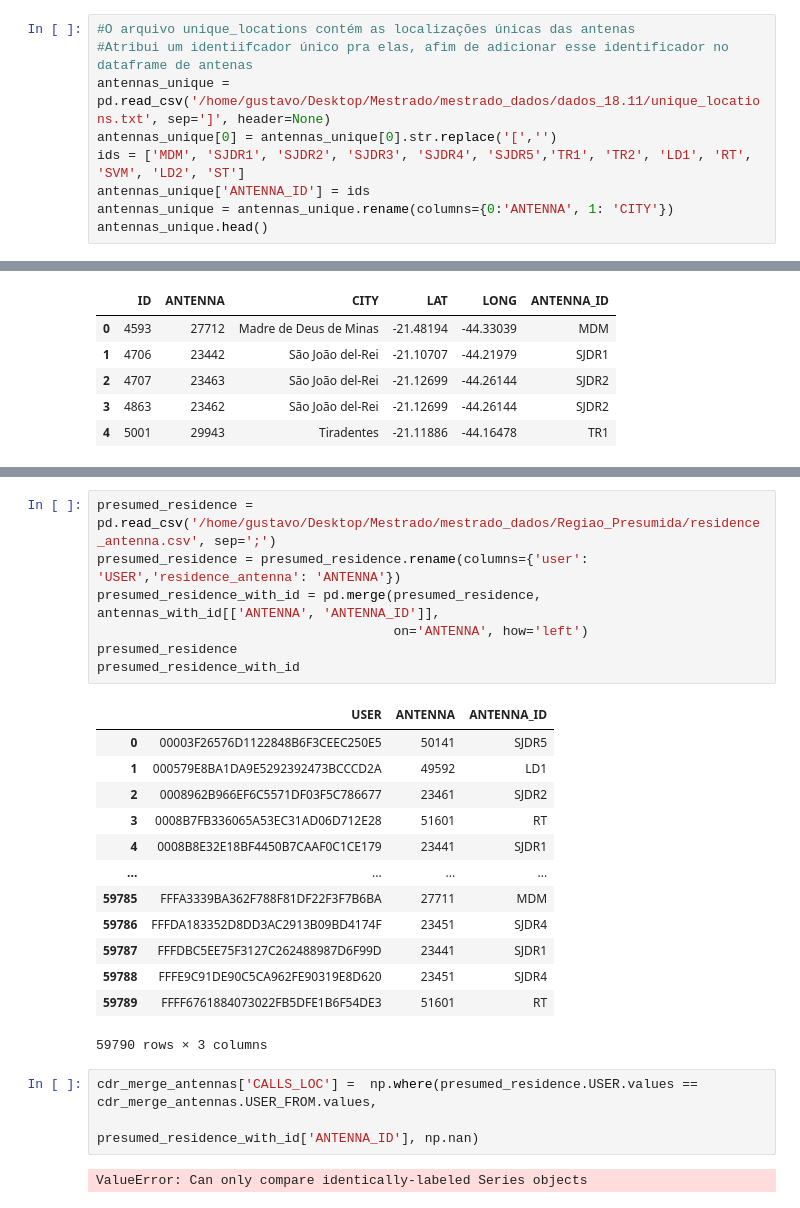
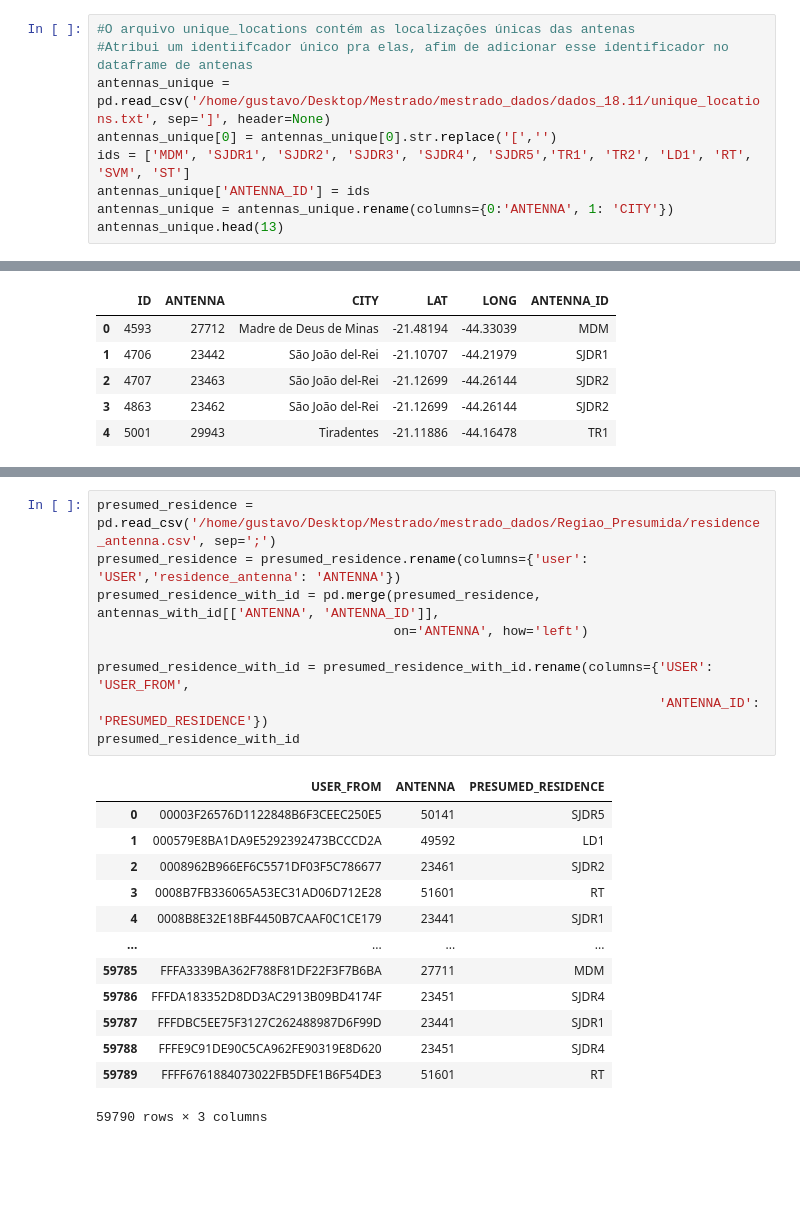
Before and after one commit to ghmc91/Projeto_Mestrado, a Jupyter notebook: Merge_Cdr_With_Antennas.ipynb, the cells around one changed output, grey strips where cells are left out. Cells and saved outputs as stored; diff of their text form; blank space fills up the shorter version.

```diff
--- a/Merge_Cdr_With_Antennas.ipynb
+++ b/Merge_Cdr_With_Antennas.ipynb
@@ -33,10 +33,10 @@ antennas.head()
 #Atribui um identiifcador único pra elas, afim de adicionar esse identificador no dataframe de antenas
 antennas_unique = pd.read_csv('/home/gustavo/Desktop/Mestrado/mestrado_dados/dados_18.11/unique_locations.txt', sep=']', header=None)
 antennas_unique[0] = antennas_unique[0].str.replace('[','')
-ids = ['MDM', 'SJDR1', 'SJDR2', 'SJDR3', 'SJDR4', 'SJDR5','TR1', 'TR2', 'LD1', 'RT', 'SVM', 'LD2', 'ST']
+ids = ['MDM', 'SJDR1', 'SJDR2', 'SJDR3', 'SJDR4', 'SJDR5','TR1', 'TR2', 'LD1', 'RT', 'SVM', 'ST']
 antennas_unique['ANTENNA_ID'] = ids
 antennas_unique = antennas_unique.rename(columns={0:'ANTENNA', 1: 'CITY'})
-antennas_unique.head()
+antennas_unique.head(13)
 # %% [output]
 |  | ANTENNA | CITY | ANTENNA_ID |
 | 0 | 27711,27712,27713,48582,27451,48581 | Madre de Deus de Minas | MDM |
@@ -73,12 +80,14 @@ cdr_merge_antennas.head(7)
 # %%
 presumed_residence = pd.read_csv('/home/gustavo/Desktop/Mestrado/mestrado_dados/Regiao_Presumida/residence_antenna.csv', sep=';')
 presumed_residence = presumed_residence.rename(columns={'user': 'USER','residence_antenna': 'ANTENNA'})
 presumed_residence_with_id = pd.merge(presumed_residence, antennas_with_id[['ANTENNA', 'ANTENNA_ID']],
                                       on='ANTENNA', how='left')
-presumed_residence
+
+presumed_residence_with_id = presumed_residence_with_id.rename(columns={'USER': 'USER_FROM',
+                                                                        'ANTENNA_ID': 'PRESUMED_RESIDENCE'})
 presumed_residence_with_id
 # %% [output]
-|  | USER | ANTENNA | ANTENNA_ID |
+|  | USER_FROM | ANTENNA | PRESUMED_RESIDENCE |
 | 0 | 00003F26576D1122848B6F3CEEC250E5 | 50141 | SJDR5 |
 | 1 | 000579E8BA1DA9E5292392473BCCCD2A | 49592 | LD1 |
 | 2 | 0008962B966EF6C5571DF03F5C786677 | 23461 | SJDR2 |
@@ -91,8 +100,3 @@ presumed_residence_with_id
 | 59788 | FFFE9C91DE90C5CA962FE90319E8D620 | 23451 | SJDR4 |
 | 59789 | FFFF6761884073022FB5DFE1B6F54DE3 | 51601 | RT |
 59790 rows × 3 columns
-# %%
-cdr_merge_antennas['CALLS_LOC'] =  np.where(presumed_residence.USER.values == cdr_merge_antennas.USER_FROM.values,
-                                                     presumed_residence_with_id['ANTENNA_ID'], np.nan)
-# %% [output]
-ValueError: Can only compare identically-labeled Series objects
```
Also changed, not shown: parts of 6 cells of this notebook, 2 other files.
